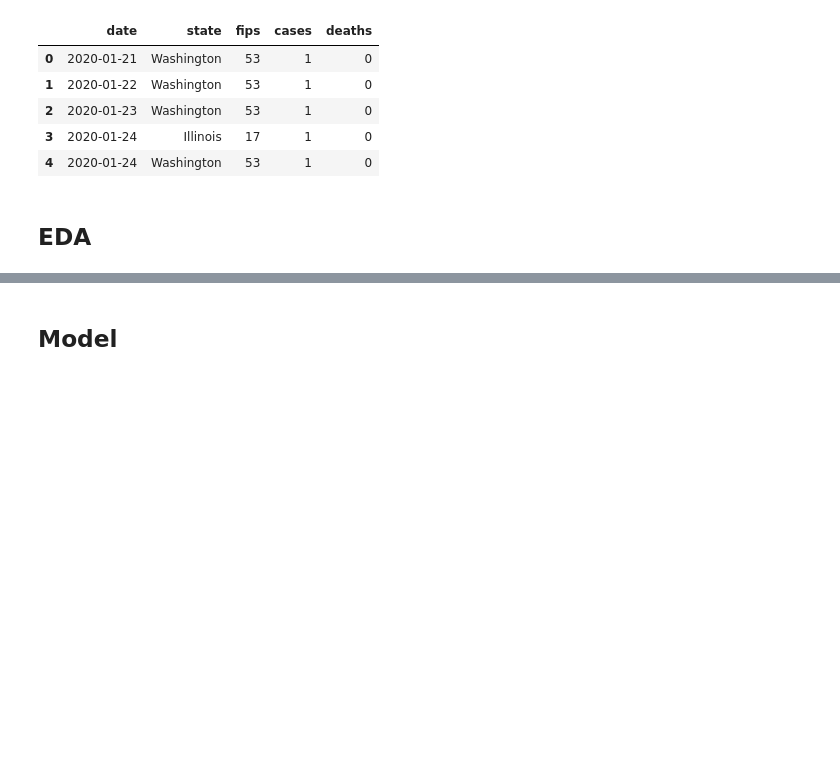
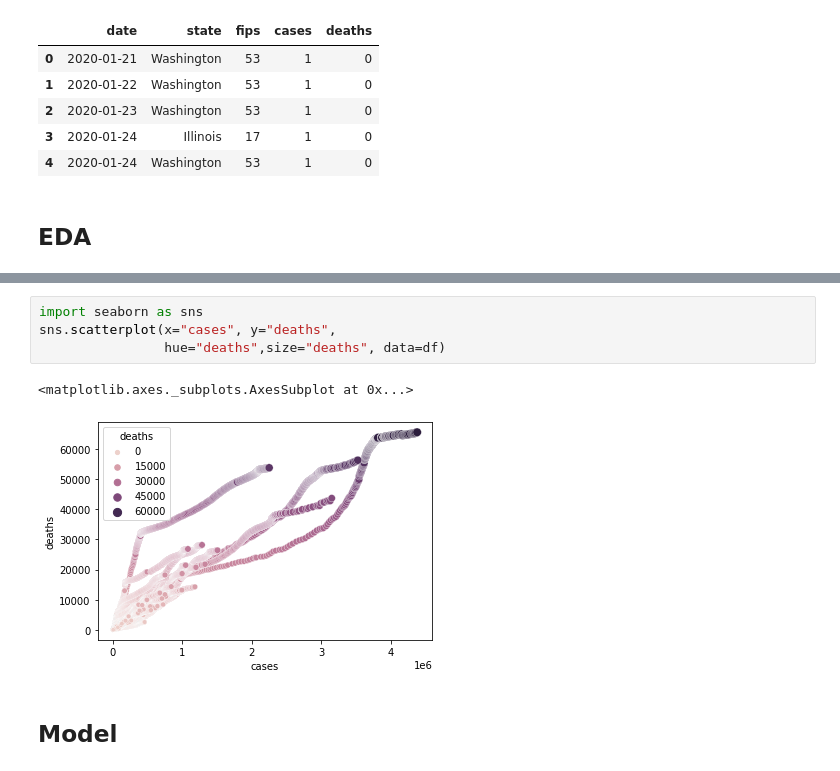
Before and after one commit to noahgift/dataviz, a Jupyter notebook: dataviz.ipynb, the cells around one changed output, grey strips where cells are left out. Saved outputs shown, nothing was run; the diff lists cells and outputs as text; blank space fills up the shorter version.

```diff
--- a/dataviz.ipynb
+++ b/dataviz.ipynb
@@ -26,3 +38,10 @@ df.head()
+# %%
+import seaborn as sns
+sns.scatterplot(x="cases", y="deaths",
+                hue="deaths",size="deaths", data=df)
+# %% [output]
+<matplotlib.axes._subplots.AxesSubplot at 0x...>
+[figure, added]
 # %% [markdown]
 ## Model
 # %% [markdown]
```
Also changed, not shown: parts of 1 cell of this notebook.
